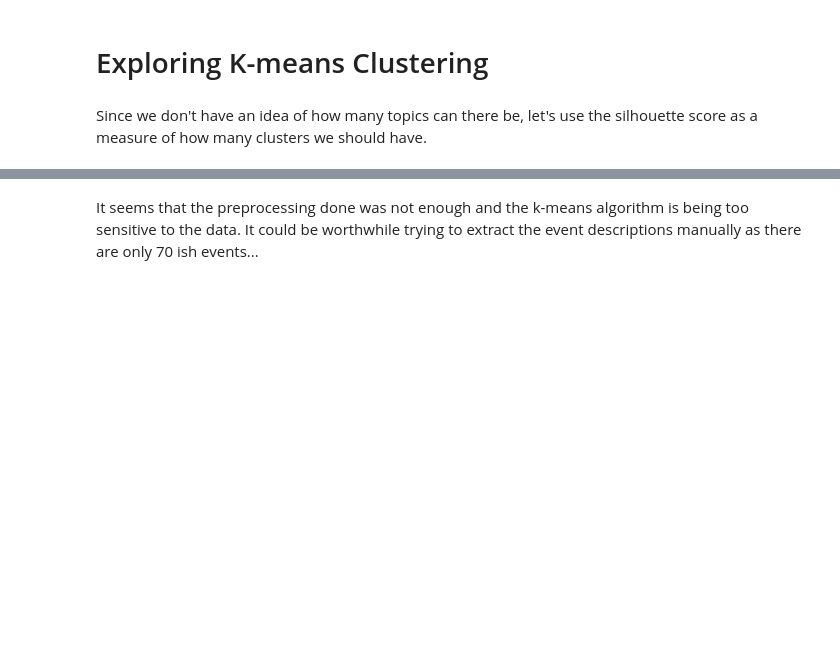
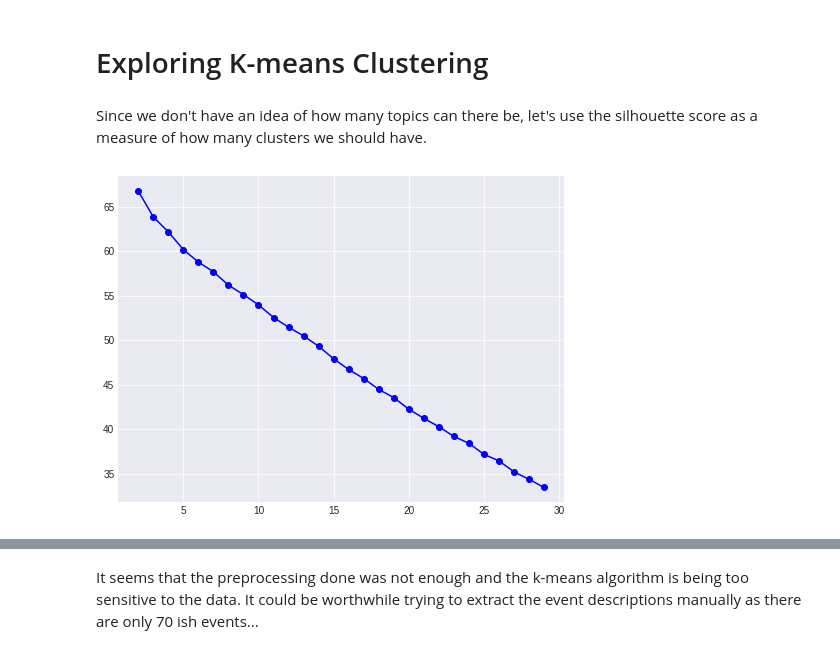
Before and after one commit to amaralcs/meetup_eda, a Jupyter notebook: event_categorisation.ipynb, the cells around one changed output, grey strips where cells are left out. Saved outputs shown, nothing was run; the diff lists cells and outputs as text; code cells hidden in the pictures; blank space fills up the shorter version.

```diff
--- a/event_categorisation.ipynb
+++ b/event_categorisation.ipynb
@@ -175,23 +126,6 @@ lemmatized_corpus[47]
 # %% [markdown]
 ## Tokenizing and removing stop words
 # %%
-event_text = lemmatized_corpus
+event_text = event_corpus
 # %%
 en_stopwords = stopwords.words('english')
-# %%
-extra_stopwords = [
-    'python', 'speaker', 'speakers', 'dublin', 'ireland', 'pyladies',
-    'talk', 'talks', 'irish', 'james', 'julie', 'leticia', 'charlie',
-    'michael', 'marjai', 'atmasked', 'masked', 'isabella', 'annie',
-    'lowney', 'daire', 'amaral', 'carlos', 'campbell', 'chris',
-    'docherty', 'louise', 'deepali', 'andrea', 'diarmuid', 'sorcha',
-    'jonathan', 'eamon', 'shane', 'stella', 'mclennan', 'ingrid',
-    'aimi', 'niamh', 'forgan', 'jans', 'sabine', 'vicky', 'ariane',
-    'kats', 'bourke', 'georges', 'frances', 'heres', 'donnelly',
-    'lia', 'thanks', 'per', 'simon', 'maybe', 'else', 'joanna',
-    'guy', 'piotr', 'milian', 'mccluskey', 'irelands', 'twomey',
-    'máté', 'serena', 'actually', 'mick', 'mansura', 'mihai',
-    'atmaske', 'mark', 'hiroki', 'claire', 'yvonne', 'franciscos',
-    'mask', 'annie', 'lowney'
-]
-en_stopwords = en_stopwords + extra_stopwords
@@ -202,6 +142,6 @@ X is a term document matrix, where each document is a column and words are rows.
 # %%
 tfidf_vectorizer = TfidfVectorizer(stop_words = set(en_stopwords))
-X_tfidf = tfidf_vectorizer.fit_transform(event_text)
+tfidf_dtm = tfidf_vectorizer.fit_transform(event_text)
 # %% [markdown]
 The vectorizer we got above is used as input for LDA or NMF to build the model
 # %% [markdown]
@@ -213,20 +153,22 @@ The vectorizer we got above is used as input for LDA or NMF to build the model
 # %% [markdown]
 Since we don't have an idea of how many topics can there be, let's use the silhouette score as a measure of how many clusters we should have.
 # %%
-# clusters = range(2,30)
-# distortions = []
-# silhouette_coeffs = []
+clusters = range(2,30)
+distortions = []
+silhouette_coeffs = []
 
-# for k in clusters:
-#     km = KMeans(n_clusters=k, init='k-means++', max_iter=300, n_init=10,verbose=0)
-#     km.fit(X_tfidf)
+for k in clusters:
+    km = KMeans(n_clusters=k, init='k-means++', max_iter=300, n_init=10,verbose=0)
+    km.fit(tfidf_dtm)
 
-#     distortions.append(km.inertia_)
-#     silhouette_coeffs.append(metrics.silhouette_score(X_tfidf, km.labels_))
+    distortions.append(km.inertia_)
+    silhouette_coeffs.append(metrics.silhouette_score(tfidf_dtm, km.labels_))
 # %%
-# plt.style.use('seaborn-darkgrid')
-# fig, ax = plt.subplots(figsize=(8,6))
+plt.style.use('seaborn-darkgrid')
+fig, ax = plt.subplots(figsize=(8,6))
 
-# ax.plot(clusters, distortions, marker='o', color='b')
-# plt.show()
+ax.plot(clusters, distortions, marker='o', color='b')
+plt.show()
+# %% [output]
+[figure, added]
 # %%
```
Also changed, not shown: parts of 36 cells of this notebook.
